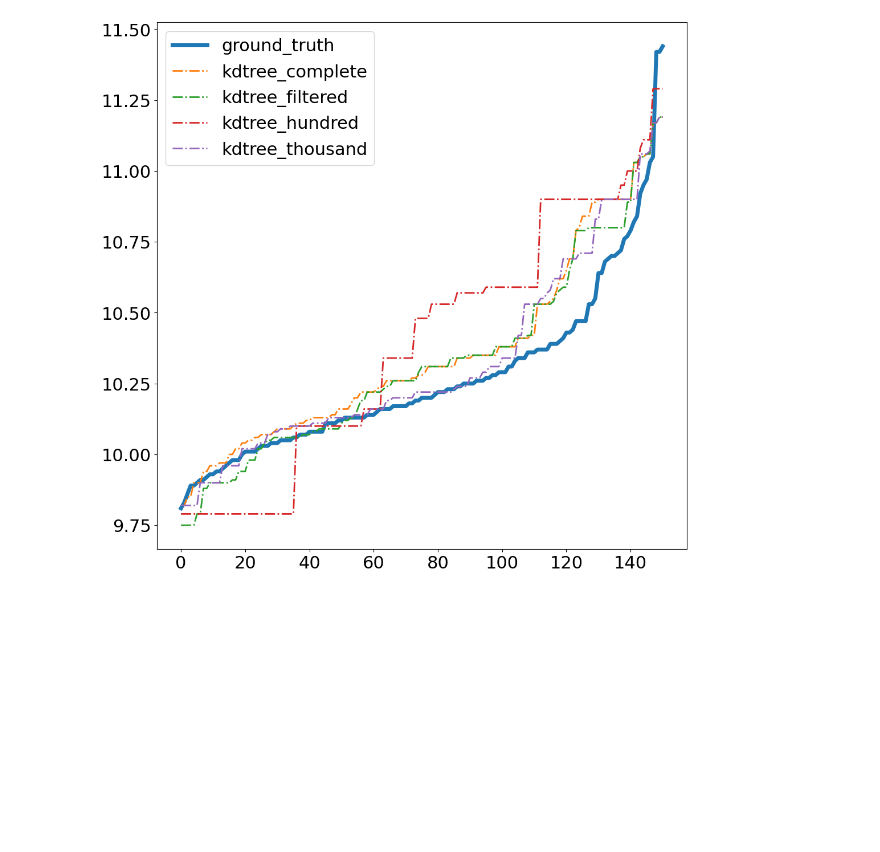
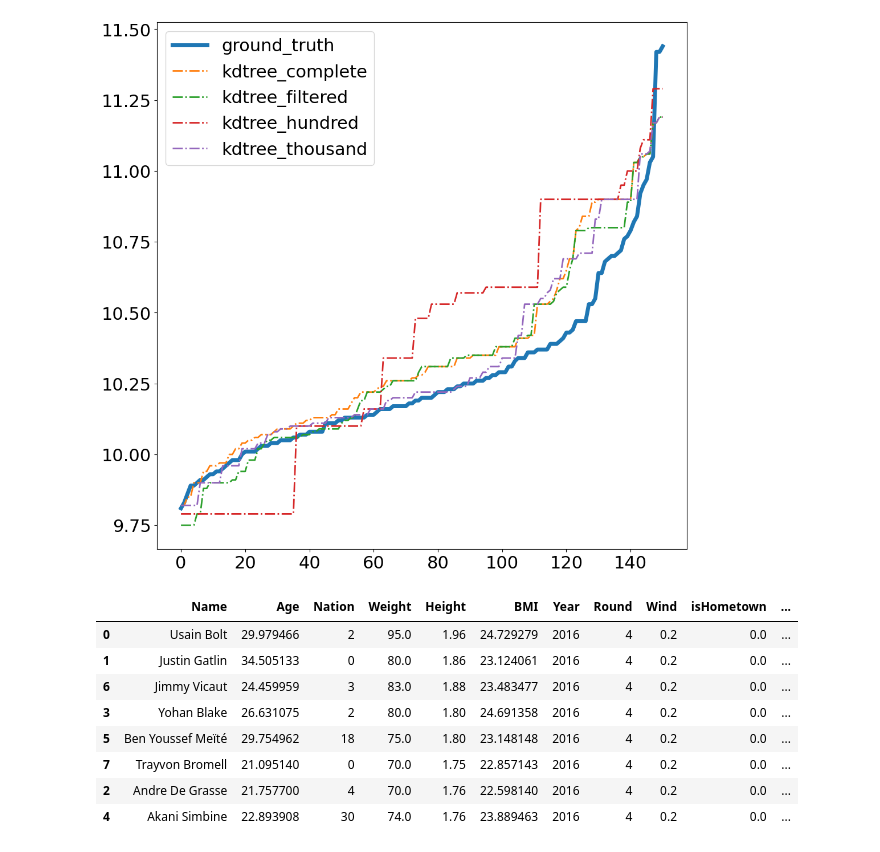
Before and after one commit to ailuropodaWu/NYCU-AI-Capstone, a Jupyter notebook: Project1/algorithm.ipynb, the cells around one changed output. Drawn from its saved outputs; the diff is of its cells as text; code cells hidden in the pictures; blank space fills up the shorter version.

```diff
--- a/Project1/algorithm.ipynb
+++ b/Project1/algorithm.ipynb
@@ -273,3 +273,41 @@ visualize_experiment(train_data_type='hundred')
 visualize_experiment(algorithm_type='kdtree')
 # %% [output]
 [figure]
+# %%
+
+def data_extraction(data_path, train_rate=None):
+    data = pd.read_csv(data_path)
+    data.drop(columns=['Name'], inplace=True)
+    feature = data.keys()[:-1]
+    X = data.to_numpy(dtype='float64')
+    y = X[:, -1]
+    X = X[:, :-1]
+    if train_rate:
+        X, _X, y, _y = train_test_split(X, y, train_size=train_rate, random_state=random_seed)
+    return X, y
+
+X_train, y_train = data_extraction('./dataset/train.csv')
+
+test_2016 = pd.read_csv('./dataset/test.csv')
+test_2016 = test_2016[test_2016['Year'] == 2016]
+test_2016 = test_2016[test_2016['Round'] == 4]
+y_2020 = test_2016['Label']
+test_2016.drop(columns='Label', inplace=True)
+for idx, row in test_2016.iterrows():
+    row = [list(row)[1:]]
+    prediction = LinearRegression().fit(X_train, y_train).predict(row)
+    test_2016.loc[idx, 'Prediction'] = prediction
+test_2016['Ground truth'] = y_2020
+test_2016.sort_values(by='Ground truth', ignore_index=True, inplace=True)
+test_2016['Position'] = test_2016.index + 1
+test_2016.sort_values(by='Prediction')
+# %% [output]
+|  | Name | Age | Nation | Weight | Height | BMI | Year | Round | Wind | isHometown | ... |
+| 0 | Usain Bolt | 29.979466 | 2 | 95.0 | 1.96 | 24.729279 | 2016 | 4 | 0.2 | 0.0 | ... |
+| 1 | Justin Gatlin | 34.505133 | 0 | 80.0 | 1.86 | 23.124061 | 2016 | 4 | 0.2 | 0.0 | ... |
+| 6 | Jimmy Vicaut | 24.459959 | 3 | 83.0 | 1.88 | 23.483477 | 2016 | 4 | 0.2 | 0.0 | ... |
+| 3 | Yohan Blake | 26.631075 | 2 | 80.0 | 1.80 | 24.691358 | 2016 | 4 | 0.2 | 0.0 | ... |
+| 5 | Ben Youssef Meïté | 29.754962 | 18 | 75.0 | 1.80 | 23.148148 | 2016 | 4 | 0.2 | 0.0 | ... |
+| 7 | Trayvon Bromell | 21.095140 | 0 | 70.0 | 1.75 | 22.857143 | 2016 | 4 | 0.2 | 0.0 | ... |
+| 2 | Andre De Grasse | 21.757700 | 4 | 70.0 | 1.76 | 22.598140 | 2016 | 4 | 0.2 | 0.0 | ... |
+| 4 | Akani Simbine | 22.893908 | 30 | 74.0 | 1.76 | 23.889463 | 2016 | 4 | 0.2 | 0.0 | ... |
```
Also changed, not shown: parts of 1 cell of this notebook, 12 other files.
